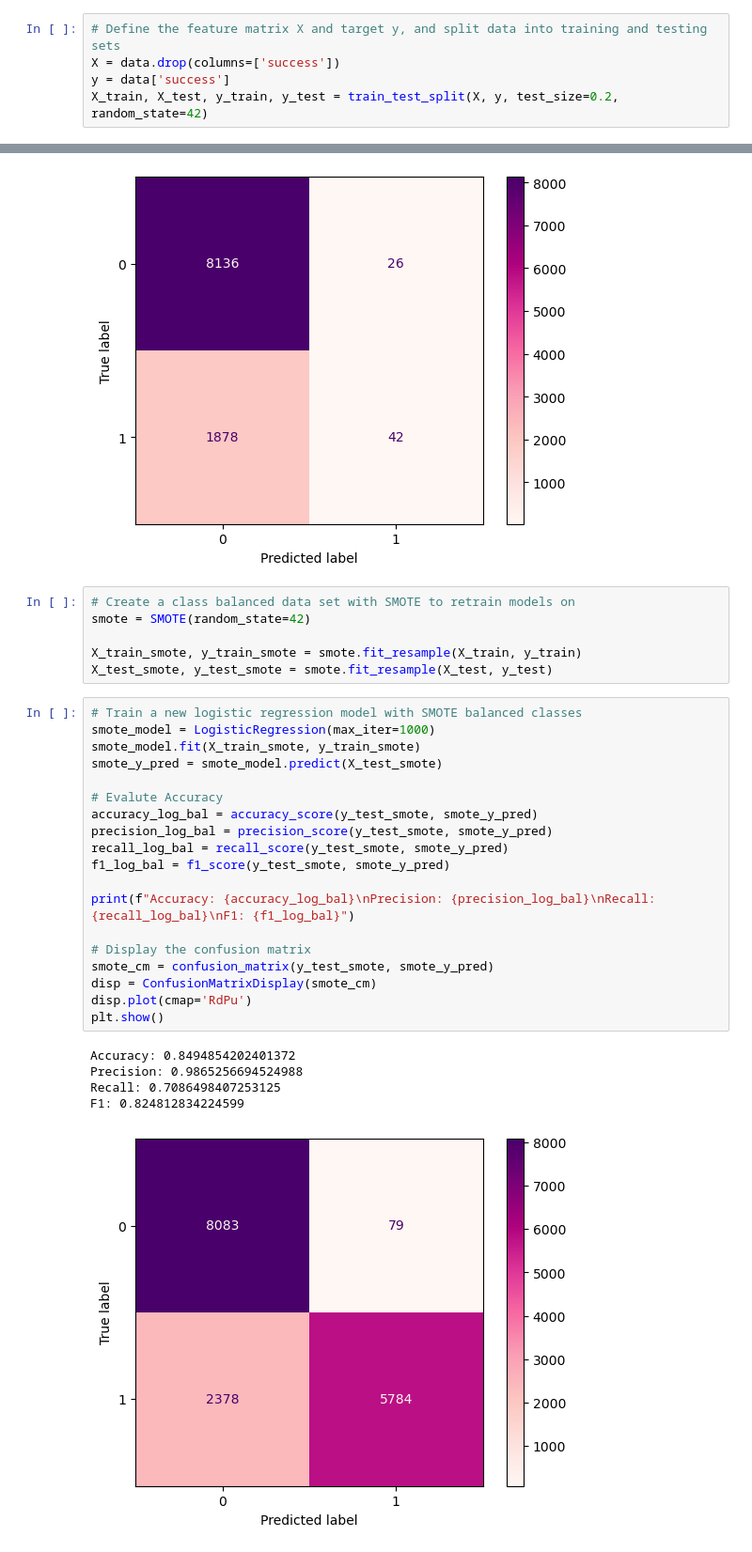
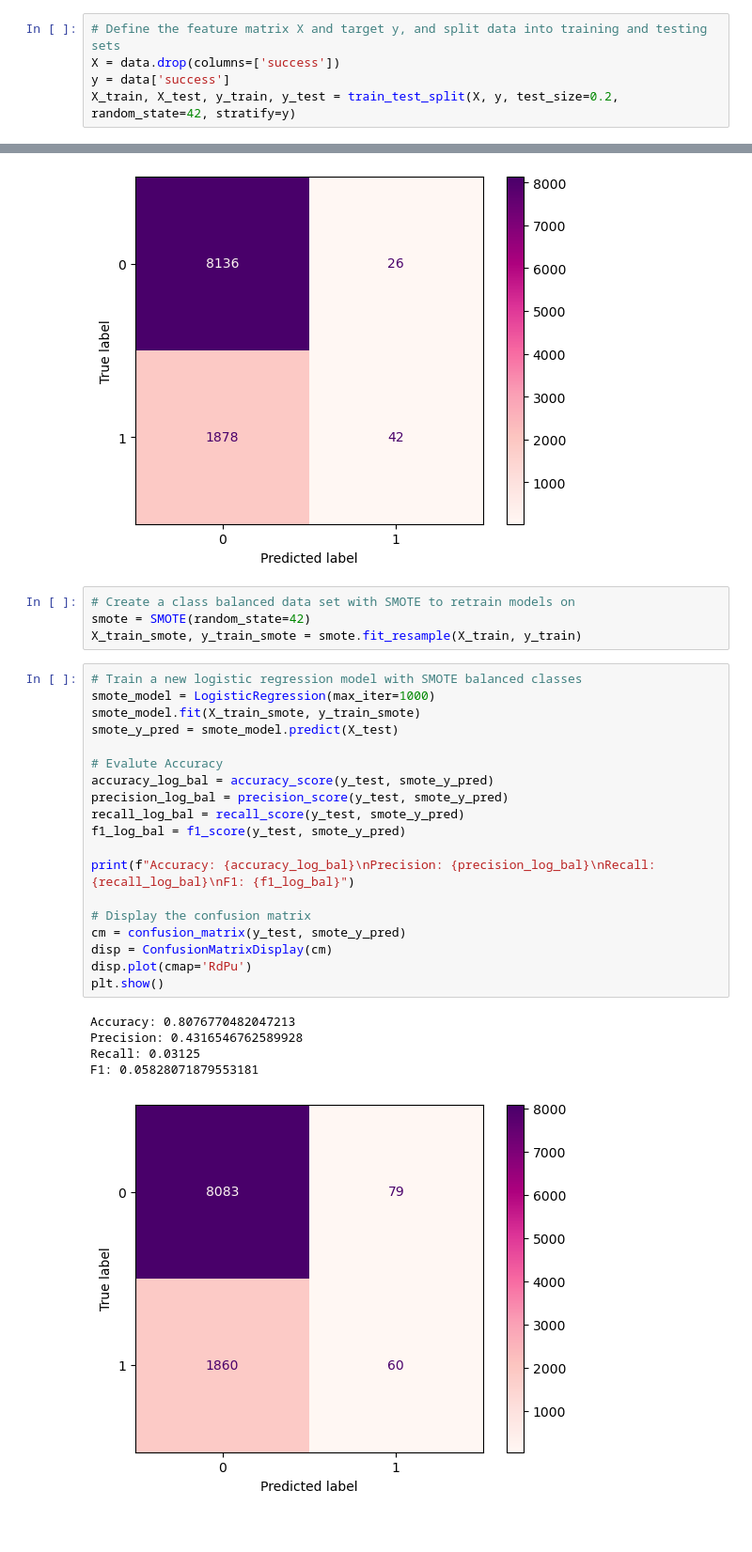
Before and after one commit to phthiessen/IU_CaseStudy, a Jupyter notebook: BaseLineModel.ipynb, the cells around one changed output, grey strips where cells are left out. Shown: that part at 94% size. Cells and saved outputs as stored; diff of their text form.

```diff
--- a/BaseLineModel.ipynb
+++ b/BaseLineModel.ipynb
@@ -22,7 +26,7 @@ data.head()
 # Define the feature matrix X and target y, and split data into training and testing sets
 X = data.drop(columns=['success'])
 y = data['success']
-X_train, X_test, y_train, y_test = train_test_split(X, y, test_size=0.2, random_state=42)
+X_train, X_test, y_train, y_test = train_test_split(X, y, test_size=0.2, random_state=42, stratify=y)
 # %%
 # Train a logistic regression model and make a prediction
 baseline_model = LogisticRegression(max_iter=1000)
@@ -50,34 +54,32 @@ F1: 0.04225352112676056
 # %%
 # Create a class balanced data set with SMOTE to retrain models on
 smote = SMOTE(random_state=42)
-
 X_train_smote, y_train_smote = smote.fit_resample(X_train, y_train)
-X_test_smote, y_test_smote = smote.fit_resample(X_test, y_test)
 # %%
 # Train a new logistic regression model with SMOTE balanced classes
 smote_model = LogisticRegression(max_iter=1000)
 smote_model.fit(X_train_smote, y_train_smote)
-smote_y_pred = smote_model.predict(X_test_smote)
+smote_y_pred = smote_model.predict(X_test)
 
 # Evalute Accuracy
-accuracy_log_bal = accuracy_score(y_test_smote, smote_y_pred)
-precision_log_bal = precision_score(y_test_smote, smote_y_pred)
-recall_log_bal = recall_score(y_test_smote, smote_y_pred)
-f1_log_bal = f1_score(y_test_smote, smote_y_pred)
+accuracy_log_bal = accuracy_score(y_test, smote_y_pred)
+precision_log_bal = precision_score(y_test, smote_y_pred)
+recall_log_bal = recall_score(y_test, smote_y_pred)
+f1_log_bal = f1_score(y_test, smote_y_pred)
 
 print(f"Accuracy: {accuracy_log_bal}\nPrecision: {precision_log_bal}\nRecall: {recall_log_bal}\nF1: {f1_log_bal}")
 
 # Display the confusion matrix
-smote_cm = confusion_matrix(y_test_smote, smote_y_pred)
-disp = ConfusionMatrixDisplay(smote_cm)
+cm = confusion_matrix(y_test, smote_y_pred)
+disp = ConfusionMatrixDisplay(cm)
 disp.plot(cmap='RdPu')
 plt.show()
 # %% [output]
-Accuracy: 0.8494854202401372
-Precision: 0.9865256694524988
-Recall: 0.7086498407253125
-F1: 0.824812834224599
+Accuracy: 0.8076770482047213
+Precision: 0.4316546762589928
+Recall: 0.03125
+F1: 0.05828071879553181
-[figure, old version]
+[figure, new version]
 # %%
 #Random forest model without SMOTE balanced classes
 rf_model = RandomForestClassifier(random_state=42)
```
Also changed, not shown: parts of 8 cells of this notebook, 1 other file.
